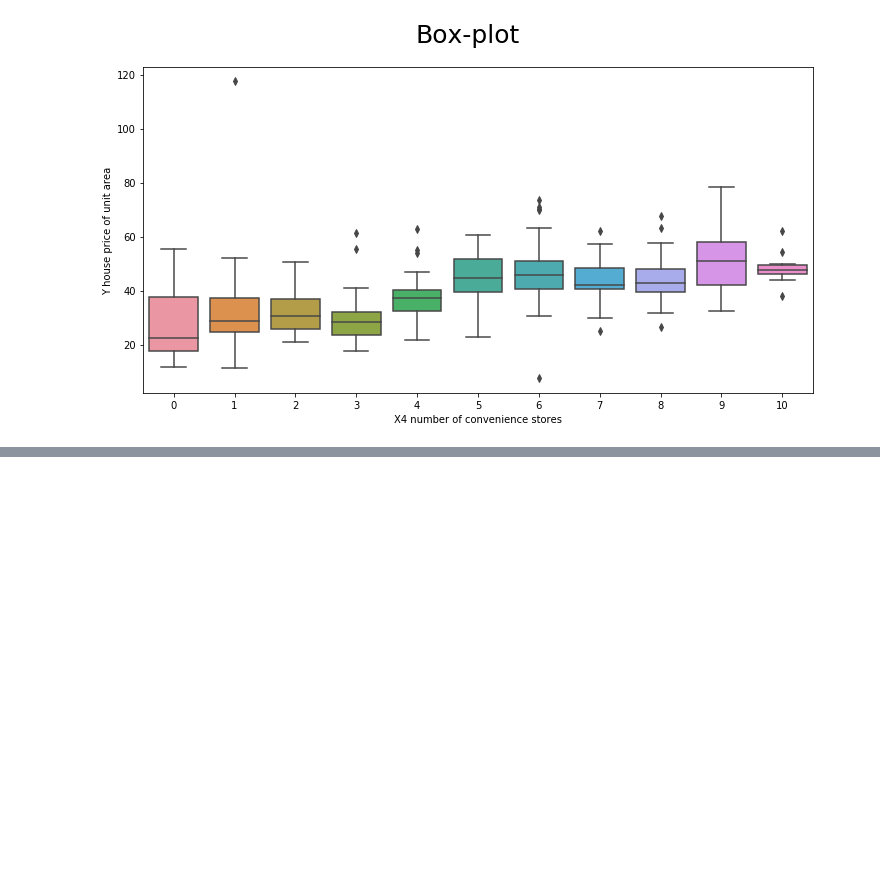
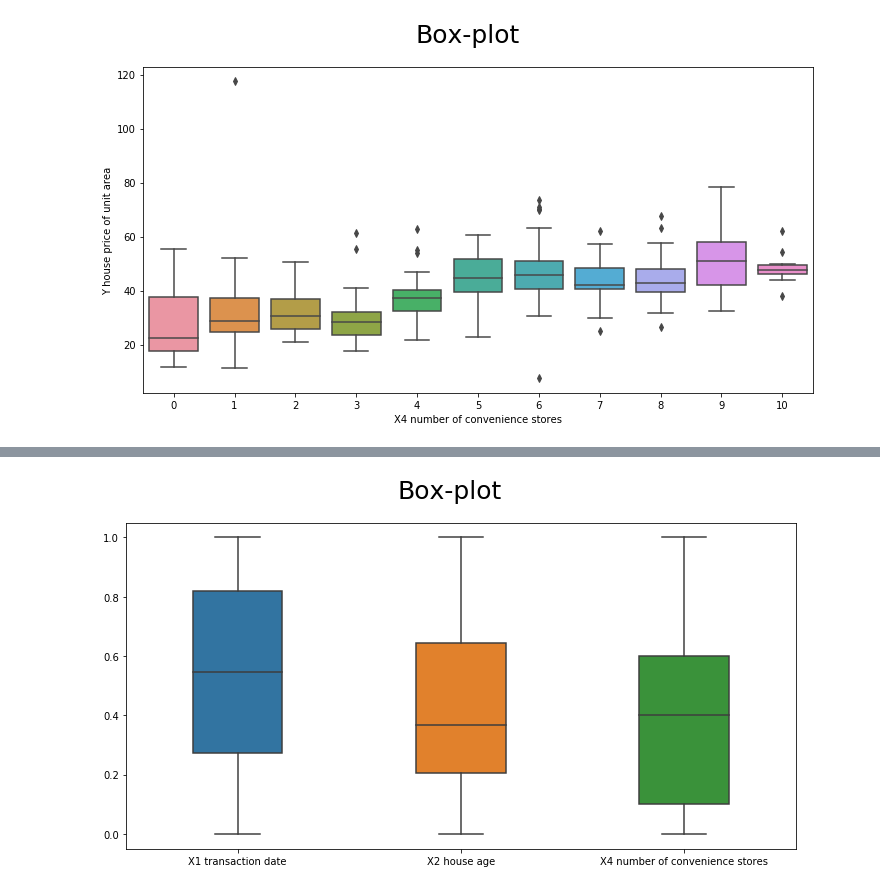
Before and after one commit to wangning979899/CSI-5387_Data_Mining, a Jupyter notebook: Project/Preprocessing/data_analysis.ipynb, the cells around one changed output, grey strips where cells are left out. Saved outputs shown, nothing was run; the diff lists cells and outputs as text; code cells hidden in the pictures; blank space fills up the shorter version.

Commit message:
Update the box-plot function

```diff
--- a/Project/Preprocessing/data_analysis.ipynb
+++ b/Project/Preprocessing/data_analysis.ipynb
@@ -125,3 +125,12 @@ plt.savefig('./Figures/Box-plot_X4.png',bbox_inches='tight', dpi=300)
 plt.show()
 # %% [output]
 [figure]
+# %%
+from sklearn.preprocessing import MinMaxScaler
+data_std = MinMaxScaler().fit_transform(dataset)
+data_std = pd.DataFrame(data_std, columns=dataset.columns)
+d1 = pd.concat([data_std.iloc[:,:2], data_std.iloc[:, 3]],axis=1)
+d1 = pd.concat([d1, data_std.iloc[:, 6]], axis=1)
+
+display(dataset)
+d1
@@ -128,3 +164,13 @@ plt.show()
+# %%
+# d1 = pd.concat([dataset.iloc[:,:2], dataset.iloc[:, 3]],axis=1)
+# Only categorical attribute can be used as the x-label.
+fig, ax = plt.subplots(1, 1, figsize=(12, 6))
+title = fig.suptitle("Box-plot", fontsize=25)
+sns.boxplot(data=d1.iloc[:, 0:3], ax=ax, width=0.4)
+plt.savefig('./Figures/Box-plot_total.png',bbox_inches='tight', dpi=300)
+plt.show()
+# %% [output]
+[figure, added]
 # %%
 dataset
 # %% [output]
```
Also changed, not shown: parts of 1 cell of this notebook.
